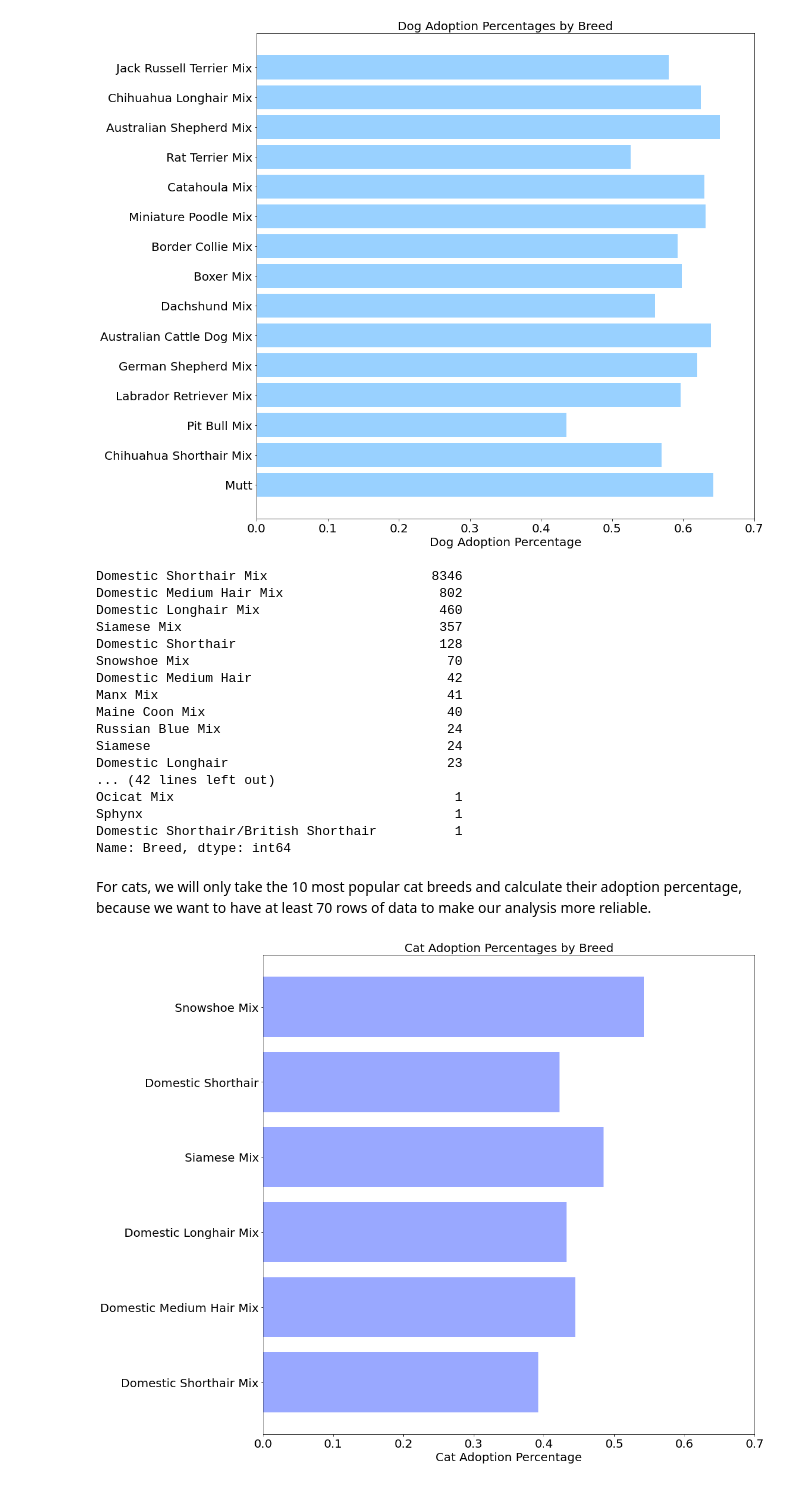
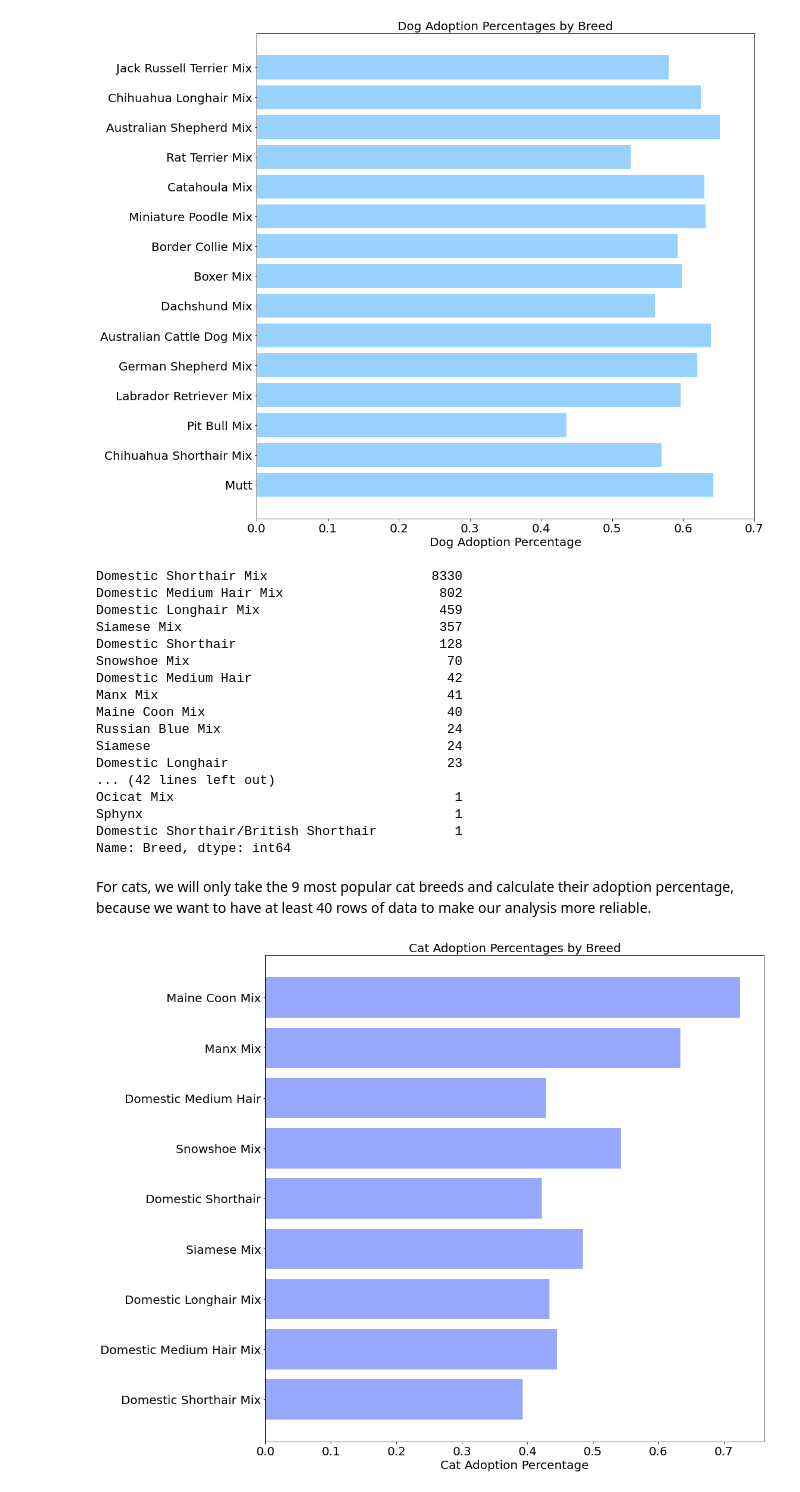
Before and after one commit to shi123lin/CMSC320Fall2022, a Jupyter notebook: final_project.ipynb, the cells around one changed output. Drawn from its saved outputs; the diff is of its cells as text; code cells hidden in the pictures.

```diff
--- a/final_project.ipynb
+++ b/final_project.ipynb
@@ -70,7 +87,4 @@ def date_to_season(date):
 # %%
-# read in the dataset
-df = pd.read_csv("train.csv", index_col = 0)
-
 # remove unnecessary columns and rows
 df.drop("Name", axis = 1, inplace=True)
 df.drop("OutcomeSubtype", axis = 1, inplace=True)
@@ -87,6 +101,11 @@ df.rename({"DateTime": "Season"}, axis=1, inplace=True)
 # iterate through the dataframe to process the data
 for index, row in df.iterrows():
 
+    # change datetime to season
+    # Spring = 1, Summer = 2, Fall = 3, Winter = 4
+    df.at[index,"Season"] = date_to_season(row["Season"])
+
+
     # change age to days, assume there are 365 days in a year and 30 days in a month.
     try:
         num = int(re.compile(r"[0-9]+").match(row["AgeuponOutcome(day)"]).group(0))
@@ -100,18 +119,15 @@ for index, row in df.iterrows():
         elif "day" in row["AgeuponOutcome(day)"]:
             df.at[index,"AgeuponOutcome(day)"] = num
     except:
-        continue
+        df = df.drop(labels=index, axis=0)
+
         # there are about 20 missing data
-
-    # change datetime to season
-    # Spring = 1, Summer = 2, Autumn = 3, Winter = 4
-    df.at[index,"Season"] = date_to_season(row["Season"])
-
 
 # Create age bins
 df['AgeGroup'] = df["AgeuponOutcome(day)"].apply(get_age_group)
 
 # show the cleaned dataframe
+#with pd.option_context('display.max_rows', None, 'display.max_columns', None):
 display(df)
 # %% [output]
 |  | Season | OutcomeType | AnimalType | SexuponOutcome | AgeuponOutcome(day) | Breed | Color | Adopted | ... |
@@ -323,9 +346,9 @@ plt.show()
 # Cat breeds
 print(cats['Breed'].value_counts())
 # %% [output]
-Domestic Shorthair Mix                     8346
+Domestic Shorthair Mix                     8330
 Domestic Medium Hair Mix                    802
-Domestic Longhair Mix                       460
+Domestic Longhair Mix                       459
 Siamese Mix                                 357
 Domestic Shorthair                          128
 Snowshoe Mix                                 70
@@ -341,29 +364,29 @@ Sphynx                                        1
 Domestic Shorthair/British Shorthair          1
 Name: Breed, dtype: int64
 # %% [markdown]
-For cats, we will only take the 10 most popular cat breeds and calculate their adoption percentage, because we want to have at least 70 rows of data to make our analysis more reliable.
+For cats, we will only take the 9 most popular cat breeds and calculate their adoption percentage, because we want to have at least 40 rows of data to make our analysis more reliable.
 # %%
 # make a plot
 cat_breeds = ["Domestic Shorthair Mix", "Domestic Medium Hair Mix", "Domestic Longhair Mix", "Siamese Mix",
-              "Domestic Shorthair", "Snowshoe Mix"]
+              "Domestic Shorthair", "Snowshoe Mix", "Domestic Medium Hair", "Manx Mix", "Maine Coon Mix"]
 cat_breed_totals = cats['Breed'].value_counts().tolist()
-cat_breed_totals = cat_breed_totals[0:6]
-cat_breed_adoption_percentages = [0] * 6
+cat_breed_totals = cat_breed_totals[0:9]
+cat_breed_adoption_percentages = [0] * 9
 
 # Calculating adoption percentages for breeds
-for i in range(6):
+for i in range(9):
     adopted = len(cats[(cats['Adopted'] == 1) & (cats['Breed'] == cat_breeds[i])])
     cat_breed_adoption_percentages[i] = float(adopted / cat_breed_totals[i])
 
 plt.figure(figsize=(15,15))
 plt.barh(np.arange(len(cat_breeds)), cat_breed_adoption_percentages, align='center',color=["#99a8ff"])
 plt.yticks(np.arange(len(cat_breeds)), labels=cat_breeds, fontsize=20)
 plt.xticks(fontsize=20)
 plt.xlabel('Cat Adoption Percentage', fontsize=20)
 plt.title('Cat Adoption Percentages by Breed', fontsize=20)
 listOf_Xticks = np.arange(0, 0.8, 0.1)
 plt.xticks(listOf_Xticks)
 
 plt.show()
 # %% [output]
-[figure, old version]
+[figure, new version]
```
Also changed, not shown: parts of 31 cells of this notebook.
